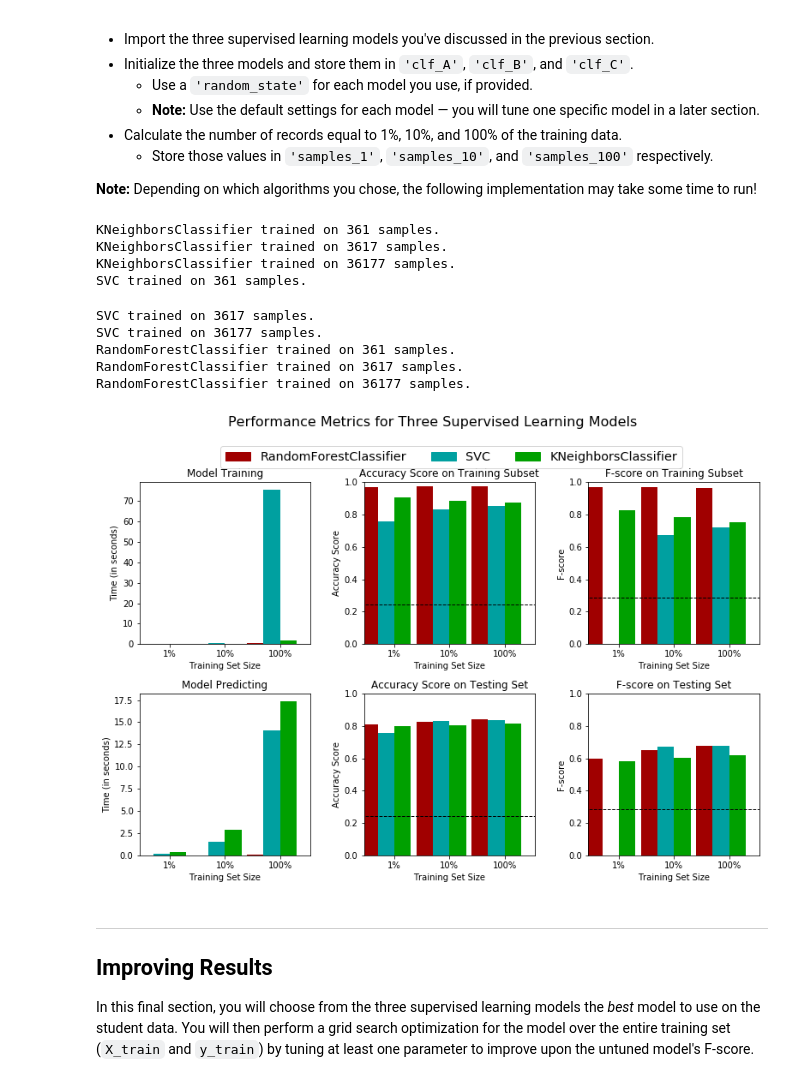
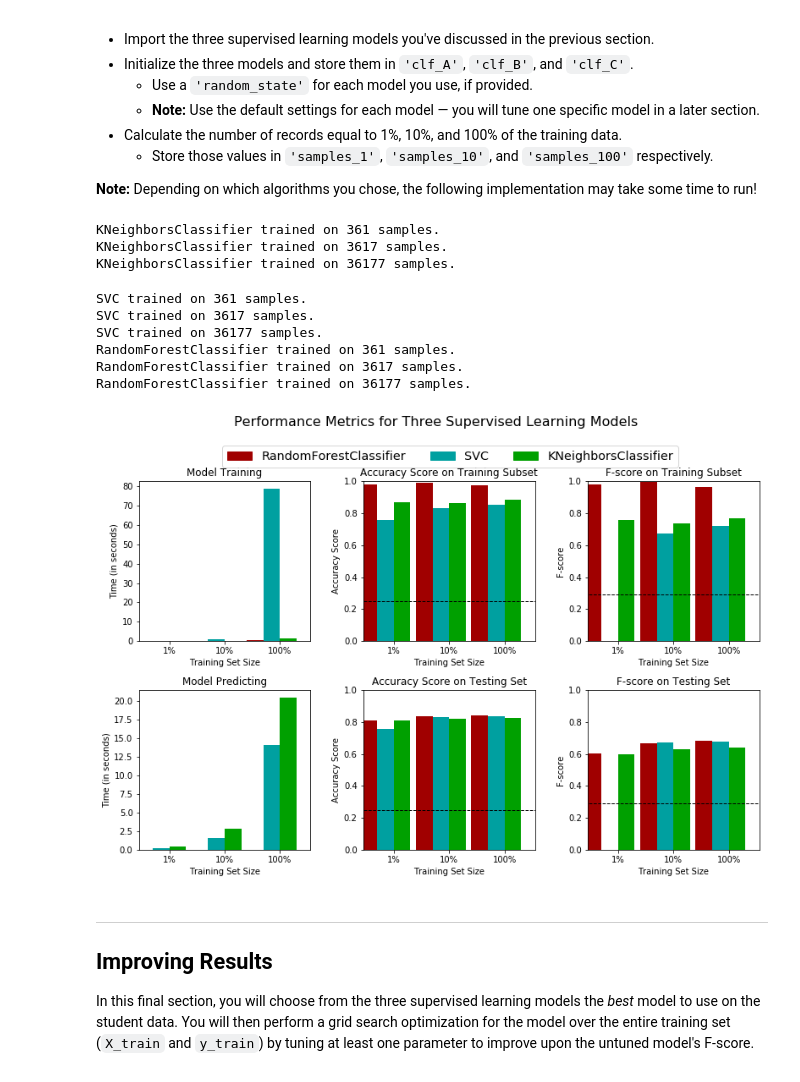
Before and after one commit to roshansingh/mlnd, a Jupyter notebook: finding_donors/finding_donors.ipynb, the cells around one changed output. Saved outputs shown, nothing was run; the diff lists cells and outputs as text; code cells hidden in the pictures.

```diff
--- a/finding_donors/finding_donors.ipynb
+++ b/finding_donors/finding_donors.ipynb
@@ -190,12 +190,11 @@ Looking at the distribution of classes (those who make at most \$50,000, and tho
 # TODO: Calculate accuracy
 from sklearn.metrics import accuracy_score, precision_recall_fscore_support
 
-y_pred = [1 for i in range(y_test.shape[0])]
-accuracy = accuracy_score(y_test, y_pred)
-
+y_pred = [1 for i in range(income.shape[0])]
+accuracy = accuracy_score(income, y_pred)
 
 # TODO: Calculate F-score using the formula above for beta = 0.5
-fscore = precision_recall_fscore_support(y_test, y_pred, 0.5)[2][1]
+fscore = precision_recall_fscore_support(income, y_pred, 0.5)[2][1]
 
 # Print the results
 print "Naive Predictor: [Accuracy score: {:.4f}, F-score: {:.4f}]".format(accuracy, fscore)
@@ -321,38 +320,38 @@ from sklearn.neighbors import KNeighborsClassifier
 from sklearn import svm
 from sklearn.ensemble import RandomForestClassifier
 
 # TODO: Initialize the three models
-clf_A = KNeighborsClassifier(n_neighbors=3)
-clf_B = svm.SVC()
-clf_C = RandomForestClassifier()
+clf_A = KNeighborsClassifier()
+clf_B = svm.SVC(random_state = 42)
+clf_C = RandomForestClassifier(random_state = 42)
 
 # TODO: Calculate the number of samples for 1%, 10%, and 100% of the training data
 samples_1 = X_train.shape[0]/100
 samples_10 = X_train.shape[0]/10
 samples_100 = X_train.shape[0]
 
 # Collect results on the learners
 results = {}
 for clf in [clf_A, clf_B, clf_C]:
     clf_name = clf.__class__.__name__
     results[clf_name] = {}
     for i, samples in enumerate([samples_1, samples_10, samples_100]):
         results[clf_name][i] = \
         train_predict(clf, samples, X_train, y_train, X_test, y_test)
 #print results
 # Run metrics visualization for the three supervised learning models chosen
 vs.evaluate(results, accuracy, fscore)
 # %% [output]
 KNeighborsClassifier trained on 361 samples.
 KNeighborsClassifier trained on 3617 samples.
 KNeighborsClassifier trained on 36177 samples.
-SVC trained on 361 samples.
+SVC trained on 361 samples.
 SVC trained on 3617 samples.
 SVC trained on 36177 samples.
 RandomForestClassifier trained on 361 samples.
 RandomForestClassifier trained on 3617 samples.
 RandomForestClassifier trained on 36177 samples.
-[figure, old version]
+[figure, new version]
 # %% [markdown]
 ----
 ## Improving Results
```
Also changed, not shown: parts of 7 cells of this notebook, 2 other files.
